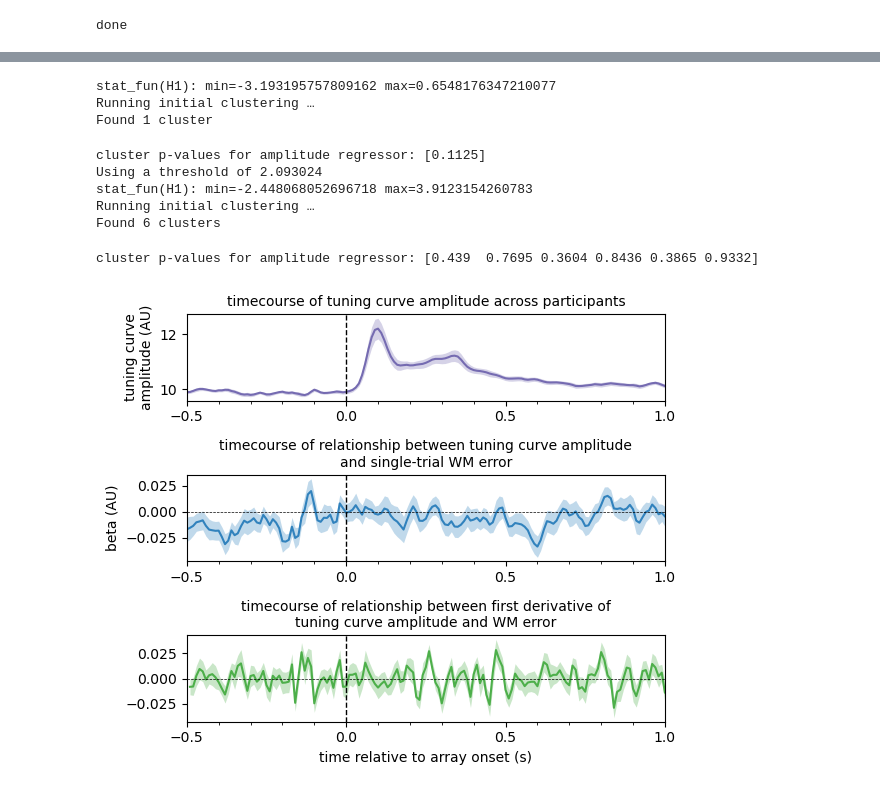
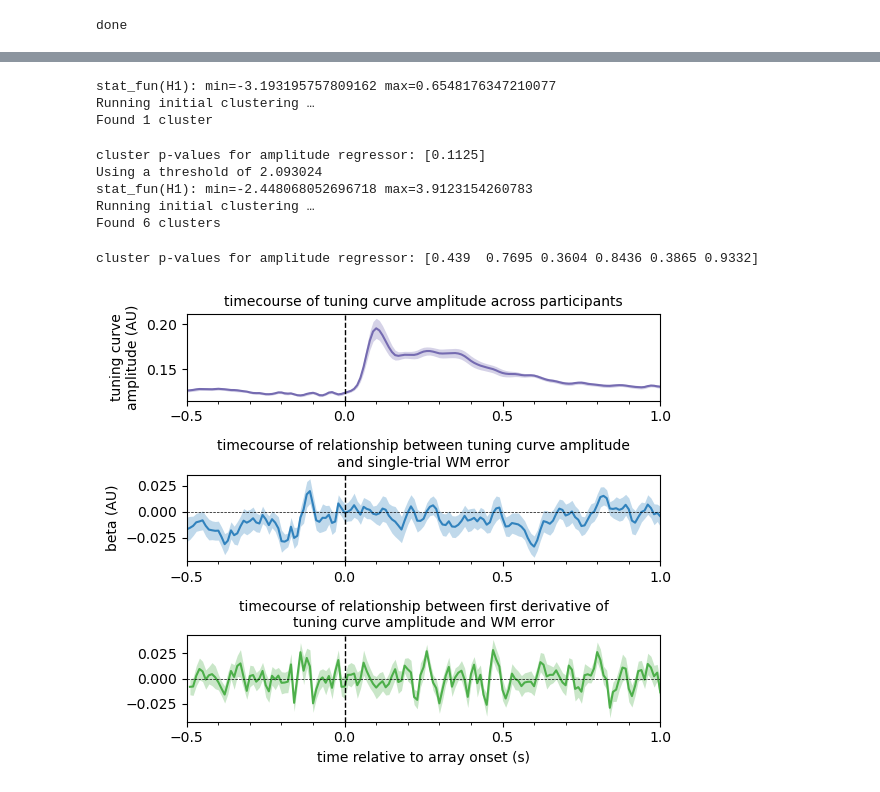
Before and after one commit to schekroud/tuningcurves, a Jupyter notebook: analysis/behaviour/02_visGLM1_TuningCurveParameters_vs_ResponseError.ipynb, the cells around one changed output, grey strips where cells are left out. Saved outputs shown, nothing was run; the diff lists cells and outputs as text; code cells hidden in the pictures.

```diff
--- a/analysis/behaviour/02_visGLM1_TuningCurveParameters_vs_ResponseError.ipynb
+++ b/analysis/behaviour/02_visGLM1_TuningCurveParameters_vs_ResponseError.ipynb
@@ -191,8 +191,8 @@ nperms = 10000
 fig = plt.figure(figsize = [6,5])
 ax1 = fig.add_subplot(311)
 # ax1 = fig.add_subplot(111)
-ax1.plot(modeltimes, gm_amp[1], lw = 1.5, color = '#756bb1', label = 'mean')
-ax1.fill_between(modeltimes, np.add(gm_amp[1], sem_amp[1]), np.subtract(gm_amp[1], sem_amp[1]), lw = 0, edgecolor=None, alpha = 0.3, color = '#756bb1')
+ax1.plot(modeltimes, gm_amp[0], lw = 1.5, color = '#756bb1', label = 'mean')
+ax1.fill_between(modeltimes, np.add(gm_amp[0], sem_amp[0]), np.subtract(gm_amp[00], sem_amp[0]), lw = 0, edgecolor=None, alpha = 0.3, color = '#756bb1')
 ax1.set_ylabel('tuning curve\namplitude (AU)')
 ax1.set_title('timecourse of tuning curve amplitude across participants', fontsize=10)
 ax2 = fig.add_subplot(312)
@@ -237,31 +237,31 @@ for icluster in range(nclus):
 
 #cluster stats for timecourse of WM error ~ tuning curve precision
 glmlabs = np.array(['mean', 'amplitude'])
 regname = 'amplitude'
 tv, clu, clupv, _ = clusterperm_test(data = b_ampd, labels = glmlabs, of_interest = regname, times = modeltimes,
                                      tmin = tmin, tmax = tmax, out_type='indices', n_permutations = nperms,
                                      threshold = None, tail=0, n_jobs=4) #one-tailed test
 clu = [x[0] for x in clu]
 print(f'cluster p-values for {regname} regressor: {clupv}')
 times_twin = modeltimes[np.logical_and(modeltimes>=tmin, modeltimes <= tmax)]
 nclus = len(clu)
 for icluster in range(nclus):
     mask = clu[icluster]
     if clupv[icluster] <= sigalpha:
         itmin = times_twin[mask[0]]
         itmax = times_twin[mask[-1]]
         ax3.hlines(y = -0.027, xmin = itmin, xmax = itmax, lw = 3, color = '#4daf4a', alpha = 1)
 
 
 fig.tight_layout()
 # %% [output]
 stat_fun(H1): min=-3.193195757809162 max=0.6548176347210077
 Running initial clustering …
 Found 1 cluster
 cluster p-values for amplitude regressor: [0.1125]
 Using a threshold of 2.093024
 stat_fun(H1): min=-2.448068052696718 max=3.9123154260783
 Running initial clustering …
 Found 6 clusters
 cluster p-values for amplitude regressor: [0.439  0.7695 0.3604 0.8436 0.3865 0.9332]
-[figure, old version]
+[figure, new version]
```
Also changed, not shown: parts of 1 cell of this notebook.
